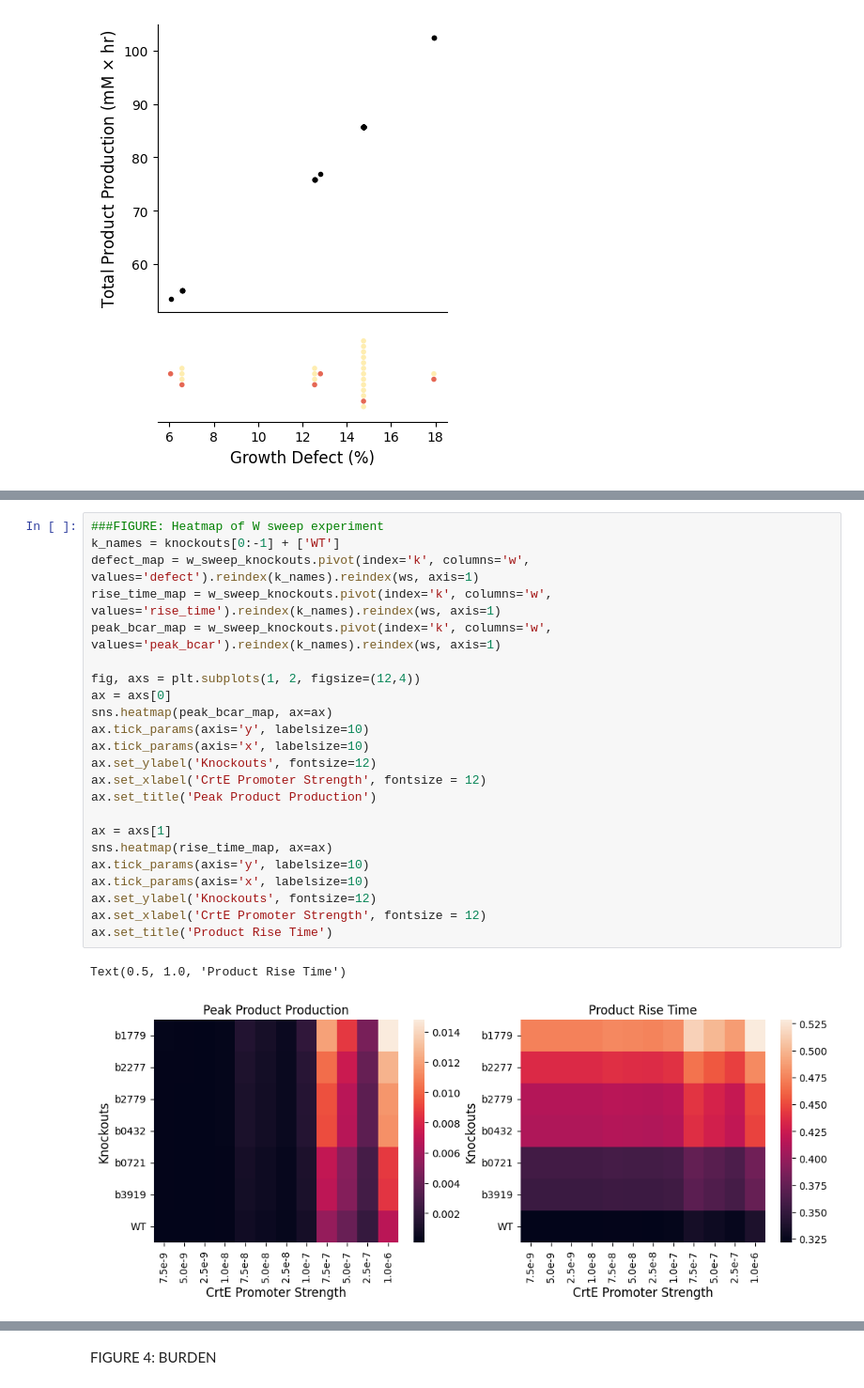
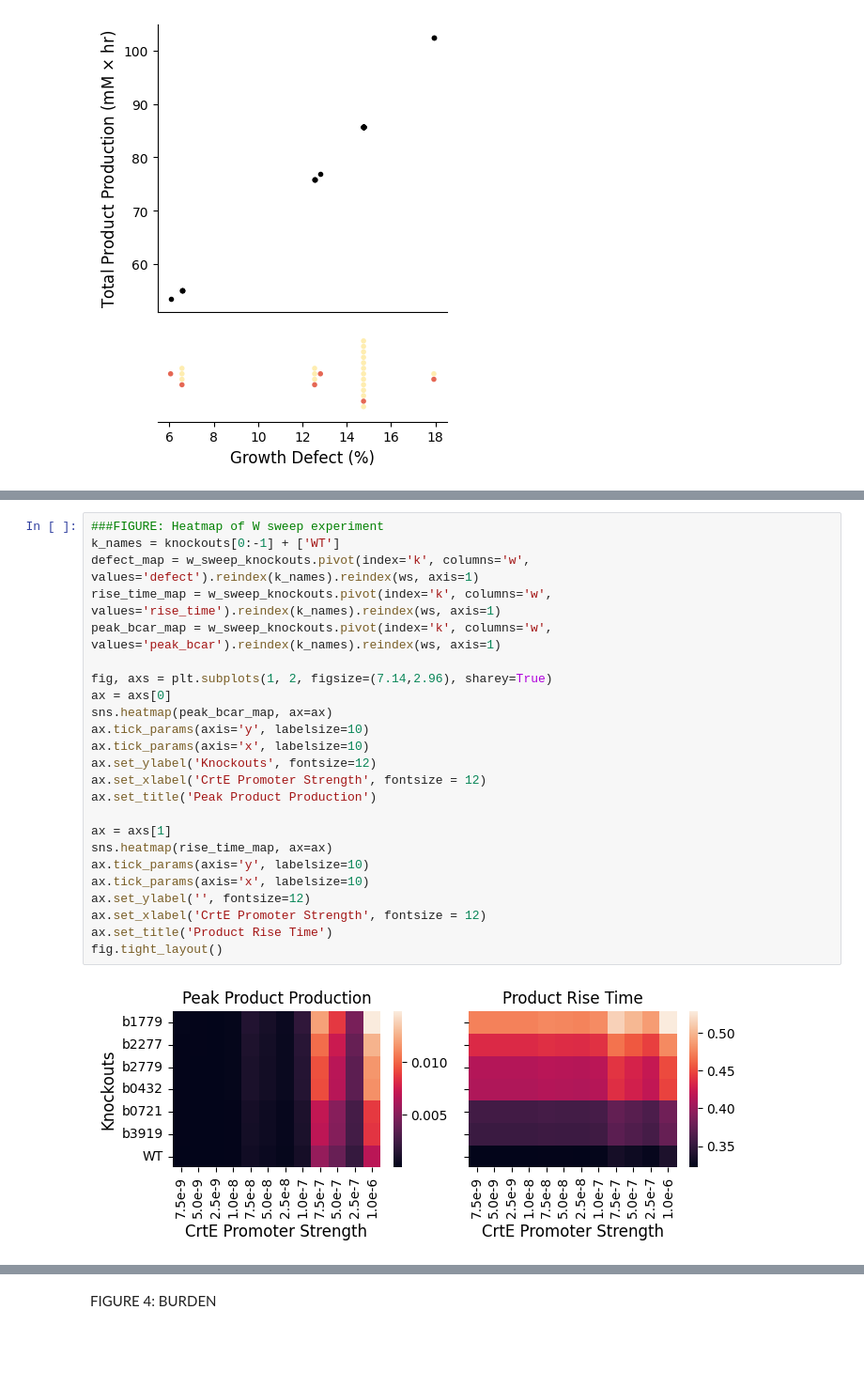
Before and after one commit to cjmerzbacher/joint-simulator, a Jupyter notebook: visualization/bcar_visualization.ipynb, the cells around one changed output, grey strips where cells are left out. Shown at 94% size. Saved outputs shown, nothing was run; the diff lists cells and outputs as text; blank space fills up the shorter version.

```diff
--- a/visualization/bcar_visualization.ipynb
+++ b/visualization/bcar_visualization.ipynb
@@ -189,26 +343,26 @@ AttributeError: 'builtin_function_or_method' object has no attribute 'iloc'
 # %%
 ###FIGURE: Heatmap of W sweep experiment
 k_names = knockouts[0:-1] + ['WT']
 defect_map = w_sweep_knockouts.pivot(index='k', columns='w', values='defect').reindex(k_names).reindex(ws, axis=1)
 rise_time_map = w_sweep_knockouts.pivot(index='k', columns='w', values='rise_time').reindex(k_names).reindex(ws, axis=1)
 peak_bcar_map = w_sweep_knockouts.pivot(index='k', columns='w', values='peak_bcar').reindex(k_names).reindex(ws, axis=1)
 
-fig, axs = plt.subplots(1, 2, figsize=(12,4))
+fig, axs = plt.subplots(1, 2, figsize=(7.14,2.96), sharey=True)
 ax = axs[0]
 sns.heatmap(peak_bcar_map, ax=ax)
 ax.tick_params(axis='y', labelsize=10)
 ax.tick_params(axis='x', labelsize=10)
 ax.set_ylabel('Knockouts', fontsize=12)
 ax.set_xlabel('CrtE Promoter Strength', fontsize = 12)
 ax.set_title('Peak Product Production')
 
 ax = axs[1]
 sns.heatmap(rise_time_map, ax=ax)
 ax.tick_params(axis='y', labelsize=10)
 ax.tick_params(axis='x', labelsize=10)
-ax.set_ylabel('Knockouts', fontsize=12)
+ax.set_ylabel('', fontsize=12)
 ax.set_xlabel('CrtE Promoter Strength', fontsize = 12)
 ax.set_title('Product Rise Time')
+fig.tight_layout()
 # %% [output]
-Text(0.5, 1.0, 'Product Rise Time')
-[figure, old version]
+[figure, new version]
```
Also changed, not shown: parts of 11 cells of this notebook, 8 other files.
